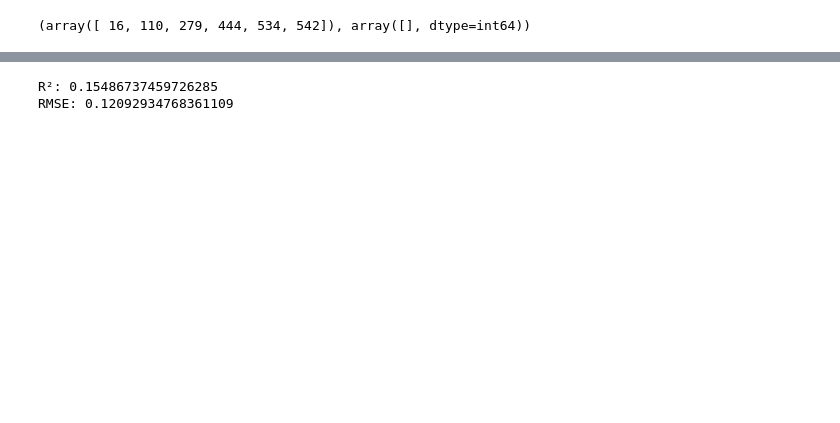
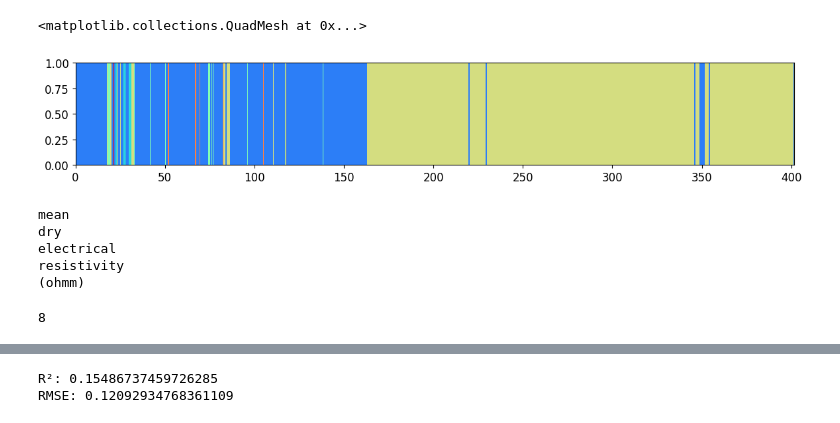
Before and after one commit to SerpRateAI/AI-pipeline-boreholes, a Jupyter notebook: ams-resist-analysis.ipynb, the cells around one changed output, grey strips where cells are left out. Saved outputs shown, nothing was run; the diff lists cells and outputs as text; code cells hidden in the pictures; blank space fills up the shorter version.

Commit message:
fixed figure

```diff
--- a/ams-resist-analysis.ipynb
+++ b/ams-resist-analysis.ipynb
@@ -31,3 +29,8 @@ df.sort_values(by='TOP_DEPTH', inplace=True)
+# %%
+df.dropna(subset='TOP_DEPTH', inplace=True)
+# df.drop_duplicates(subset='TOP_DEPTH', inplace=True)
+df.sort_values(by='TOP_DEPTH', inplace=True)
+df.reset_index(inplace=True)
 # %%
 [c for c in df.columns]
 
@@ -216,4 +279,43 @@ def find_peaks_custom(signal):
+# %%
+fig, ax = plt.subplots(figsize=(14, 2))
+geo_df = df[geology_columns].copy()
+geo_df.dropna(inplace=True)
+
+Zs = []
+
+for n, c in enumerate(geology_columns[:-1]):
+    n = n + 1
+    z = np.vstack(geo_df[c].values*n)
+    Zs.append(z)
+
+Z = np.zeros_like(z)
+for z in Zs:
+    Z += z
+
+x = np.array([0, 1])
+y = np.vstack(geo_df['TOP_DEPTH'].values)
+xx, yy = np.meshgrid(x, y)
+
+ax.pcolormesh(yy, xx, Z[:-1], vmin=0, vmax=6, cmap='rainbow', shading='auto')
+# %% [output]
+<matplotlib.collections.QuadMesh at 0x...>
+[figure, added]
+# %%
+def put_newline_in_string_middle(inputstr):
+    inputstr = inputstr.lower()
+    strlen = len(inputstr)
+    closest_middle_from_right = inputstr.rfind(' ', 0, strlen//3)
+    # return inputstr[0:closest_middle_from_right] + '\n' + inputstr[closest_middle_from_right+1:]
+    return '\n'.join(inputstr.split(' '))
+
+print(put_newline_in_string_middle('Mean dry electrical Resistivity (ohmm)'))
+# %% [output]
+mean
+dry
+electrical
+resistivity
+(ohmm)
 # %%
-find_peaks_custom(shap_df['Mean dry electrical Resistivity (ohmm)'])
+'Mean dry electrical Resistivity (ohmm)'.rfind(' ', 0, 38//2)
 # %% [output]
-(array([ 16, 110, 279, 444, 534, 542]), array([], dtype=int64))
+8
```
Also changed, not shown: parts of 37 cells of this notebook, 6 other files.
